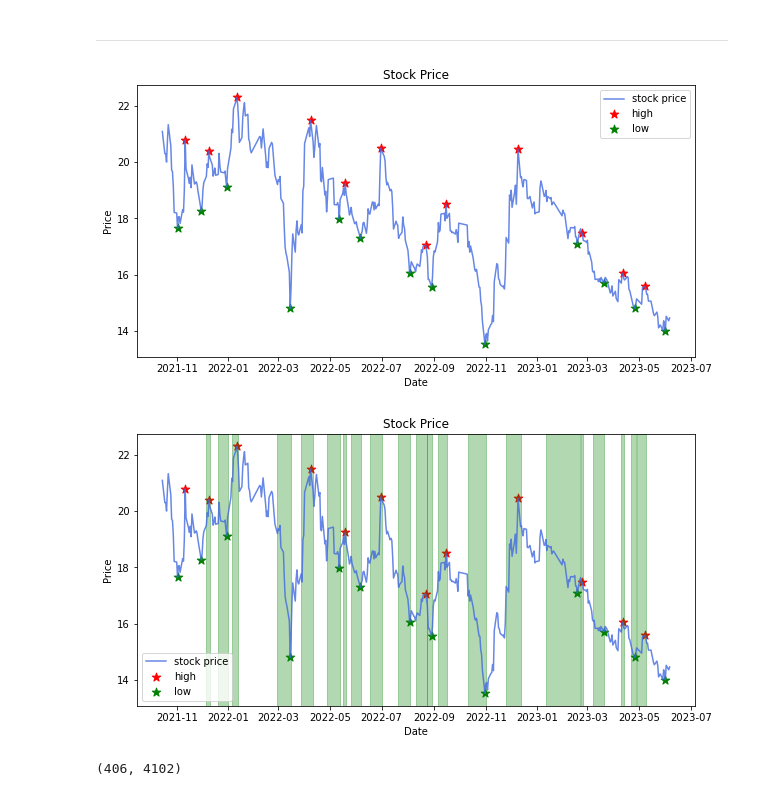
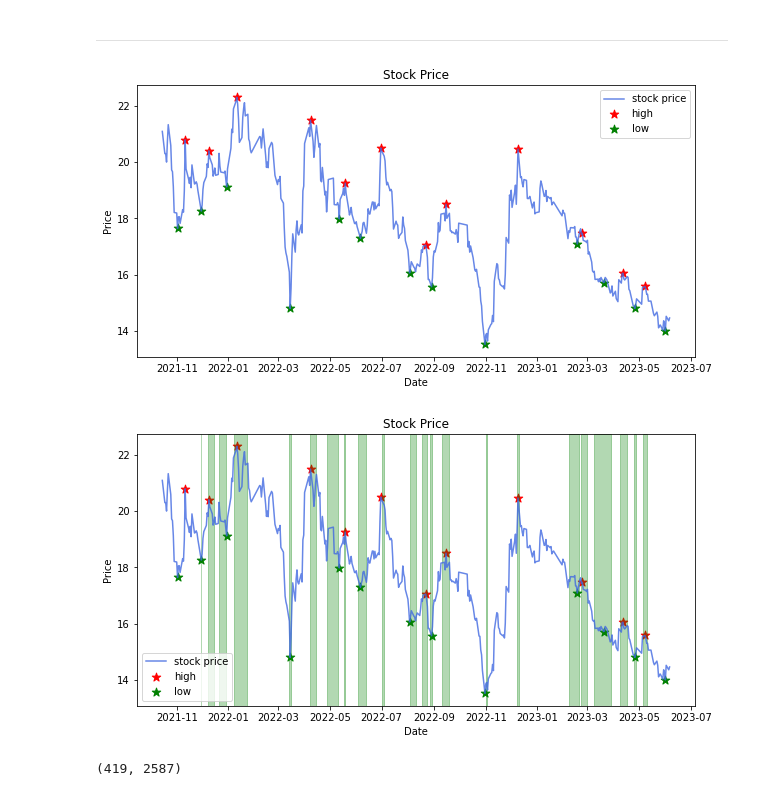
Before and after one commit to QsbpGroup/quant-stat-baby-project, a Jupyter notebook: 1.ipynb, the cells around one changed output. Drawn from its saved outputs; the diff is of its cells as text; code cells hidden in the pictures.

Commit message:
正确的ha near hl

```diff
--- a/1.ipynb
+++ b/1.ipynb
@@ -84,11 +84,11 @@ for i in range(len(high_freq_ratio_list)):
 # %%
 # hl median测试
 high_points, low_points = hl.find_high_low(df, filename, save_data=False, draw_n_days=400)
-result = ha.find_ha_near_hl_median(df, high_points, low_points, draw_hist=True)
+result = ha.find_ha_near_hl_median(df, high_points, low_points, 0.03)
 ha.draw_horizontal_area(df, result, high_points, low_points, filename, n_days=400, print_result=False, show_plot=True, save_plot=False)
 # %% [output]
 [figure]
-[figure, old version]
+[figure, new version]
-(406, 4102)
+(419, 2587)
 # %%
 high_points, low_points = hl.find_high_low(df, filename, save_data=False, draw_n_days=400)
```
Also changed, not shown: parts of 4 cells of this notebook, 1 other file.
